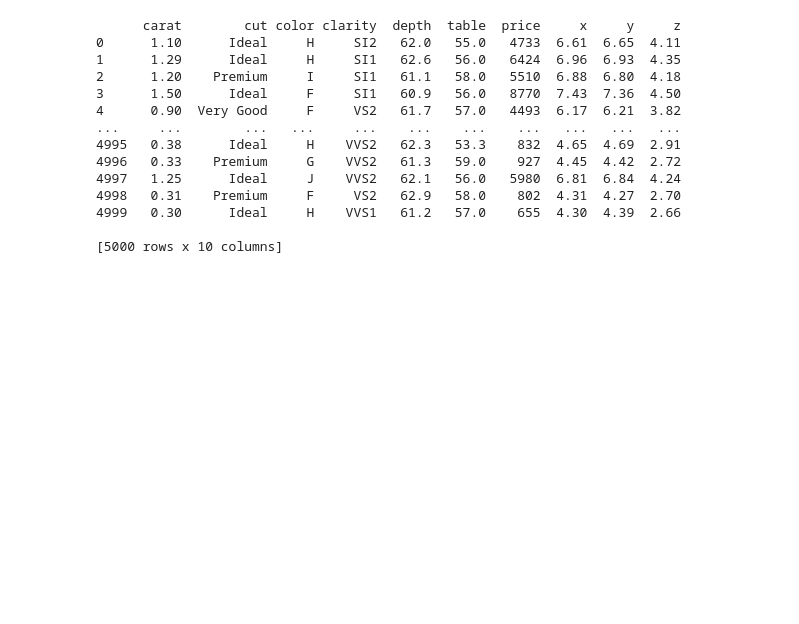
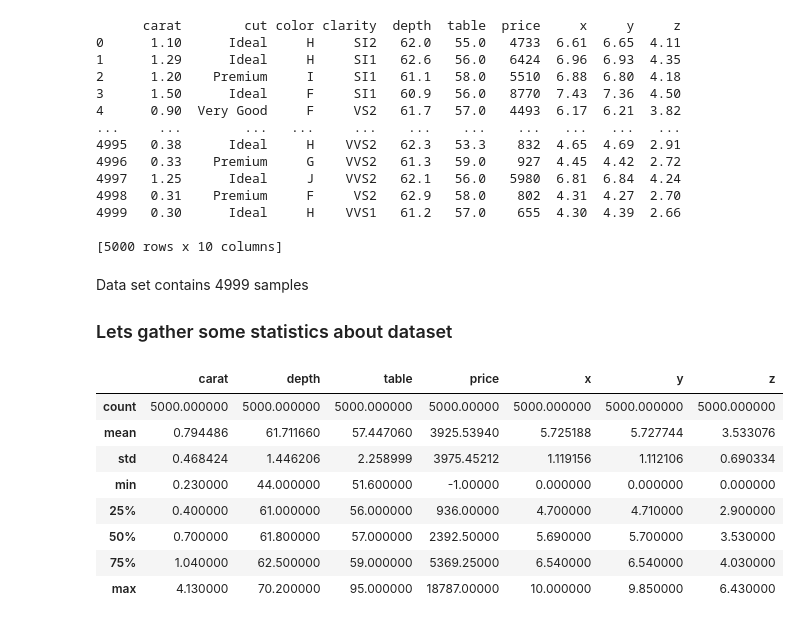
Before and after one commit to attillax/xtream-ai-assignment-engineer, a Jupyter notebook: Diamonds.ipynb, the cells around one changed output. Saved outputs shown, nothing was run; the diff lists cells and outputs as text; code cells hidden in the pictures; blank space fills up the shorter version.

```diff
--- a/Diamonds.ipynb
+++ b/Diamonds.ipynb
@@ -24,3 +24,20 @@ print(diamonds)
 4999   0.30      Ideal     H    VVS1   61.2   57.0    655  4.30  4.39  2.66
 
 [5000 rows x 10 columns]
+# %% [markdown]
+Data set contains 4999 samples
+
+
+### Lets gather some statistics about dataset
+# %%
+diamonds.describe()
+# %% [output]
+|  | carat | depth | table | price | x | y | z |
+| count | 5000.000000 | 5000.000000 | 5000.000000 | 5000.00000 | 5000.000000 | 5000.000000 | 5000.000000 |
+| mean | 0.794486 | 61.711660 | 57.447060 | 3925.53940 | 5.725188 | 5.727744 | 3.533076 |
+| std | 0.468424 | 1.446206 | 2.258999 | 3975.45212 | 1.119156 | 1.112106 | 0.690334 |
+| min | 0.230000 | 44.000000 | 51.600000 | -1.00000 | 0.000000 | 0.000000 | 0.000000 |
+| 25% | 0.400000 | 61.000000 | 56.000000 | 936.00000 | 4.700000 | 4.710000 | 2.900000 |
+| 50% | 0.700000 | 61.800000 | 57.000000 | 2392.50000 | 5.690000 | 5.700000 | 3.530000 |
+| 75% | 1.040000 | 62.500000 | 59.000000 | 5369.25000 | 6.540000 | 6.540000 | 4.030000 |
+| max | 4.130000 | 70.200000 | 95.000000 | 18787.00000 | 10.000000 | 9.850000 | 6.430000 |
```
Also changed, not shown: parts of 4 cells of this notebook.
